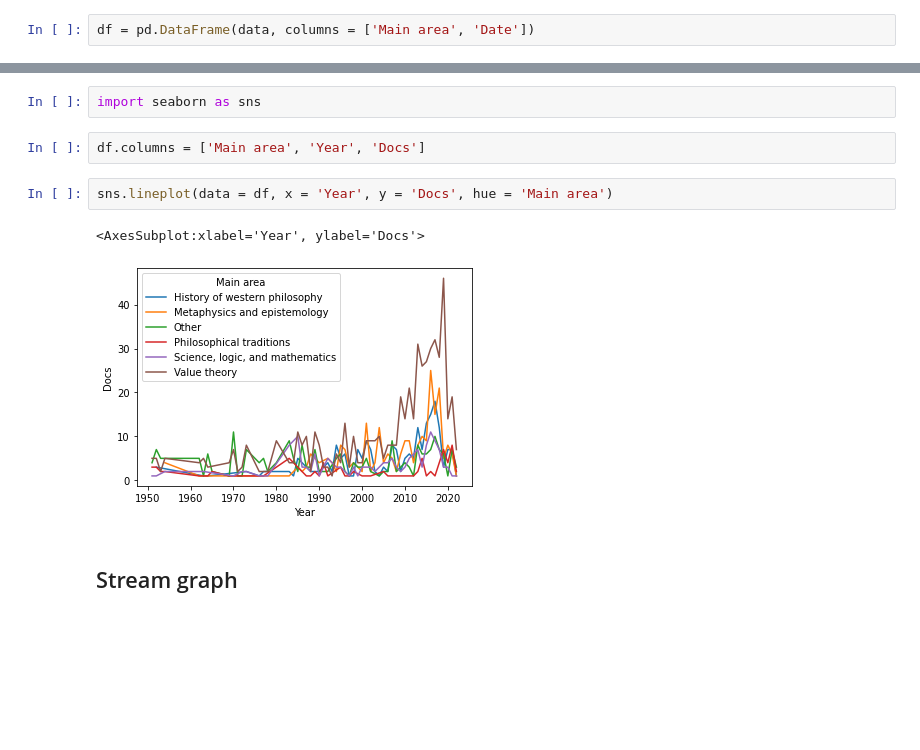
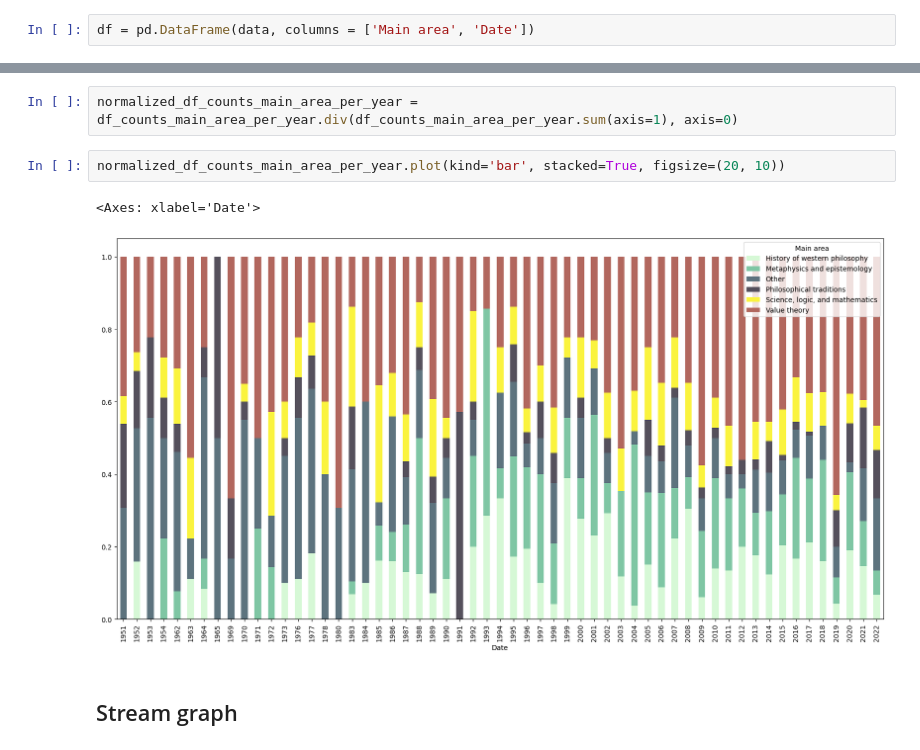
Before and after one commit to juanrloaiza/latinamerican-philosophy-mining, a Jupyter notebook: notebooks/4-Analysis.ipynb, the cells around one changed output, grey strips where cells are left out. Cells and saved outputs as stored; diff of their text form; blank space fills up the shorter version.

```diff
--- a/notebooks/4-Analysis.ipynb
+++ b/notebooks/4-Analysis.ipynb
@@ -74,12 +58,10 @@ df
-# %%
-import seaborn as sns
-# %%
-df.columns = ['Main area', 'Year', 'Docs']
-# %%
-sns.lineplot(data = df, x = 'Year', y = 'Docs', hue = 'Main area')
-# %% [output]
-<AxesSubplot:xlabel='Year', ylabel='Docs'>
-[figure, removed]
+# %%
+normalized_df_counts_main_area_per_year = df_counts_main_area_per_year.div(df_counts_main_area_per_year.sum(axis=1), axis=0)
+# %%
+normalized_df_counts_main_area_per_year.plot(kind='bar', stacked=True, figsize=(20, 10))
+# %% [output]
+<Axes: xlabel='Date'>
+[figure, added]
 # %% [markdown]
 ## Stream graph
 # %%
```
Also changed, not shown: parts of 6 cells of this notebook, 4 other files.
